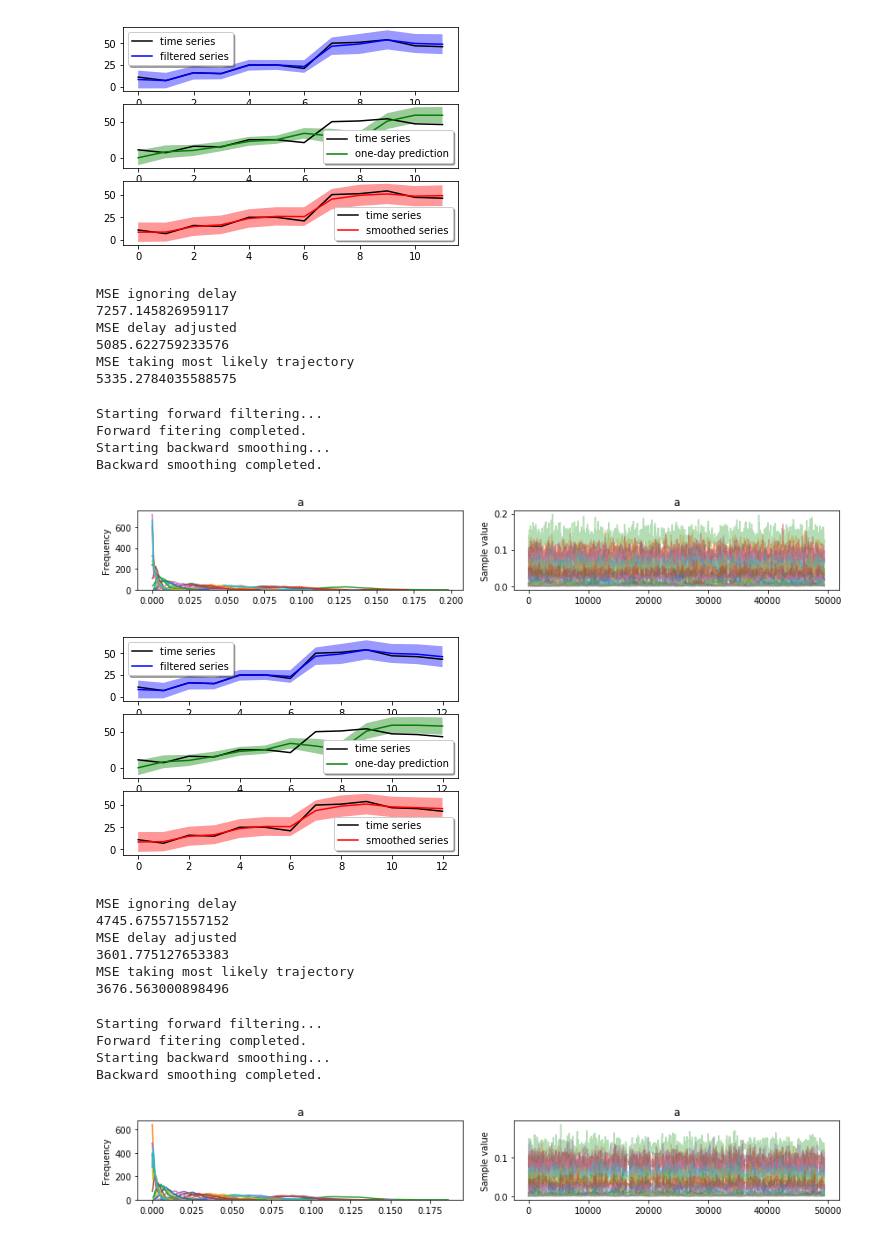
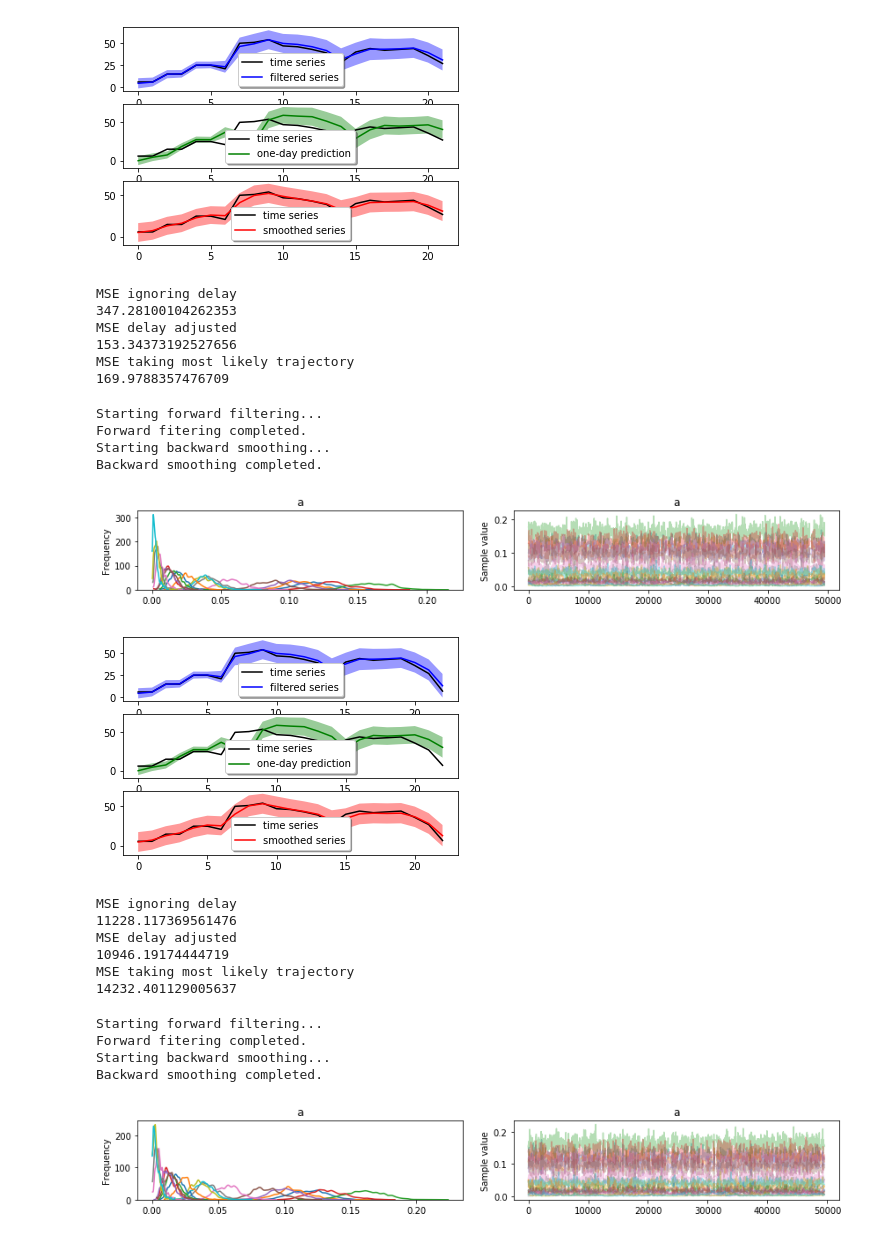
Before and after one commit to gcgibson/reporting_delay, a Jupyter notebook: delay.ipynb, the cells around one changed output. Saved outputs shown, nothing was run; the diff lists cells and outputs as text; code cells hidden in the pictures.

```diff
--- a/delay.ipynb
+++ b/delay.ipynb
@@ -165,7 +168,7 @@ In order to get the N_{t,T}s we simply add up the rows
 
 """
 SIMULATE = False
-D = 30
+D = 20
 if SIMULATE == False:
     n_t_d = []
     with open("province-biweek_with_delays.csv") as f:
@@ -248,4 +251,8 @@ print (n_t_d.shape)
 print (n_t_inf.shape)
 
 ## 51
+
+np.set_printoptions(threshold=np.nan)
+
+print (n_t_d)
 # %% [output]
@@ -259,10 +281,14 @@ for tau in T:
 
     train_n_t_d = n_t_d[:tau-D + 1]
     train_n_t_inf = n_t_inf[:tau-D + 1]
+    #print (test_n_t_inf.shape)
+    count = D
+    for t_prime in range(len(train_n_t_d)-D,len(train_n_t_d)):
+        train_n_t_d[t_prime][count:] = 0
+        count -=1
 
     test_n_t_d = n_t_d[tau- D + 1:tau ]
     test_n_t_inf = n_t_inf[tau-D +1:tau ]
-    #print (test_n_t_inf.shape)
 
 
     import numpy as np
@@ -383,6 +409,7 @@ for tau in T:
     print (mean_squared_error(max_point,test_n_t_inf))
 
 
+print "--------------\n\n\n"
 print "MSE ignoring delay"
 print (total_mse_m1)
 print "MSE delay adjusted"
@@ -396,24 +423,24 @@ Backward smoothing completed.
-[figure, old version]
+[figure, new version]
 MSE ignoring delay
-7257.145826959117
+347.28100104262353
 MSE delay adjusted
-5085.622759233576
+153.34373192527656
 MSE taking most likely trajectory
-5335.2784035588575
+169.9788357476709
 Starting forward filtering...
 Forward fitering completed.
 Starting backward smoothing...
 Backward smoothing completed.
-[figure, old version]
+[figure, new version]
-[figure, old version]
+[figure, new version]
 MSE ignoring delay
-4745.675571557152
+11228.117369561476
 MSE delay adjusted
-3601.775127653383
+10946.19174444719
 MSE taking most likely trajectory
-3676.563000898496
+14232.401129005637
 Starting forward filtering...
 Forward fitering completed.
 Starting backward smoothing...
 Backward smoothing completed.
-[figure, old version]
+[figure, new version]
```
Also changed, not shown: parts of 3 cells of this notebook.
